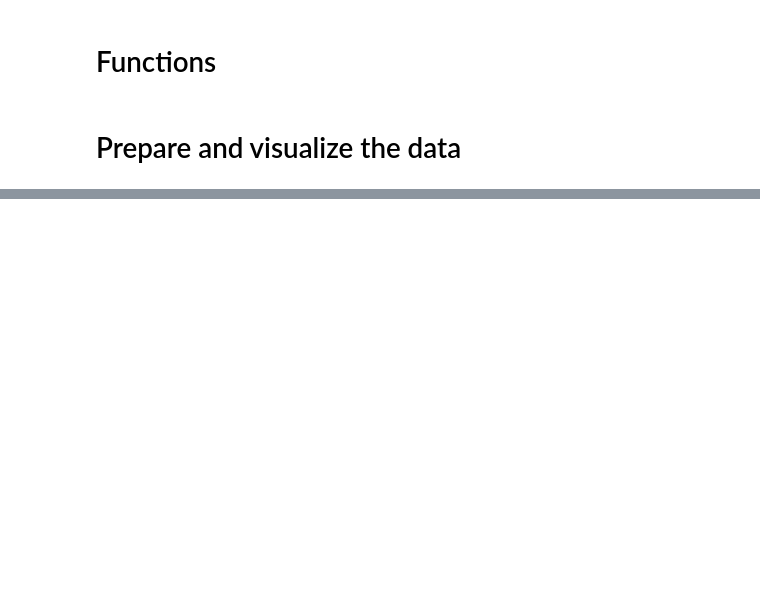
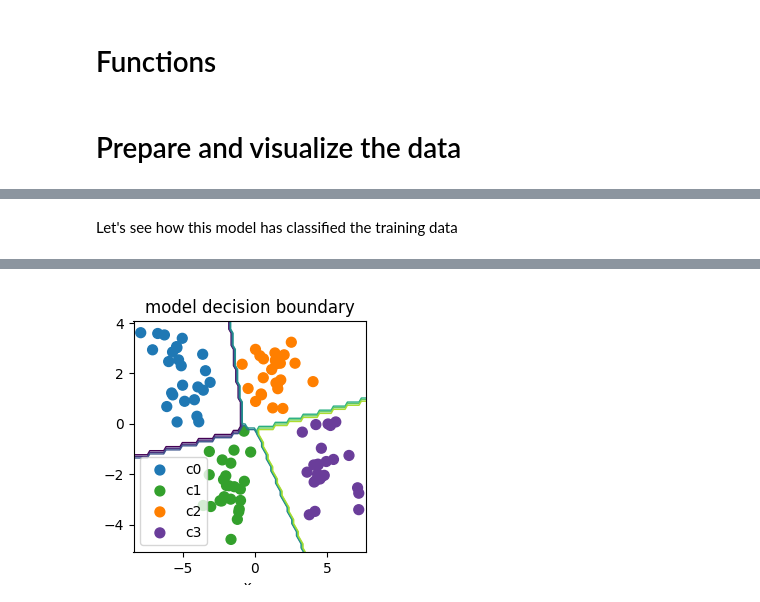
Before and after one commit to CarlosLizamaGarcia/DataScience, a Jupyter notebook: Course2/Multiclass.ipynb, the cells around one changed output, grey strips where cells are left out. Drawn from its saved outputs; the diff is of its cells as text; code cells hidden in the pictures; blank space fills up the shorter version.

```diff
--- a/Course2/Multiclass.ipynb
+++ b/Course2/Multiclass.ipynb
@@ -27,0 +240,8 @@ X_train, y_train = make_blobs(n_samples=m, centers=centers, cluster_std=std, ran
+# %%
+tf.random.set_seed(1234)    # applied to achieve consistent results
+model = Sequential(
+    [
+        Dense(2, activation='relu', name='L1'),
+        Dense(4, activation='linear', name='L2'),
+    ]
+)
@@ -27,0 +250,5 @@ X_train, y_train = make_blobs(n_samples=m, centers=centers, cluster_std=std, ran
+# %%
+model.compile(
+    loss = tf.keras.losses.SparseCategoricalCrossentropy(from_logits=True),
+    optimizer = tf.keras.optimizers.Adam(0.01),
+)
@@ -27,0 +259,2 @@ X_train, y_train = make_blobs(n_samples=m, centers=centers, cluster_std=std, ran
+# %%
+model.fit(X_train, y_train, epochs=200)
@@ -27,0 +280,5 @@ X_train, y_train = make_blobs(n_samples=m, centers=centers, cluster_std=std, ran
+# %% [markdown]
+Let's see how this model has classified the training data
+# %%
+plt_cat_mc(X_train, y_train, model, classes)
+# %% [output]
@@ -27,0 +286 @@ X_train, y_train = make_blobs(n_samples=m, centers=centers, cluster_std=std, ran
+[figure, added]
```
Also changed, not shown: parts of 27 cells of this notebook.
